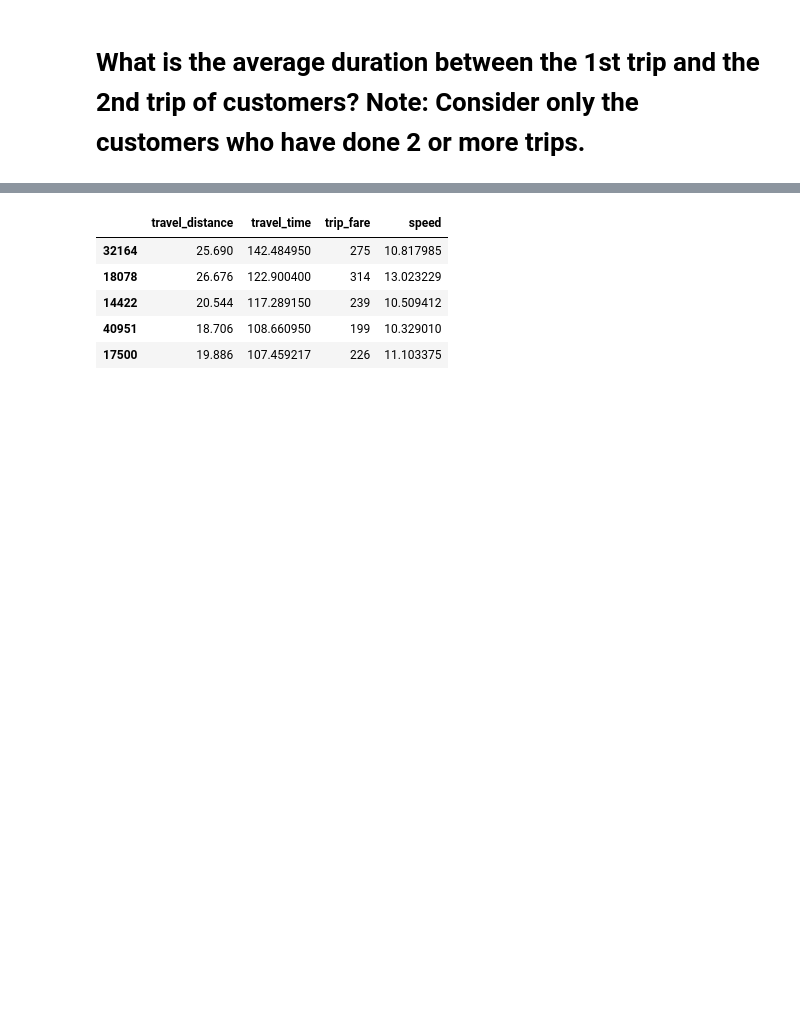
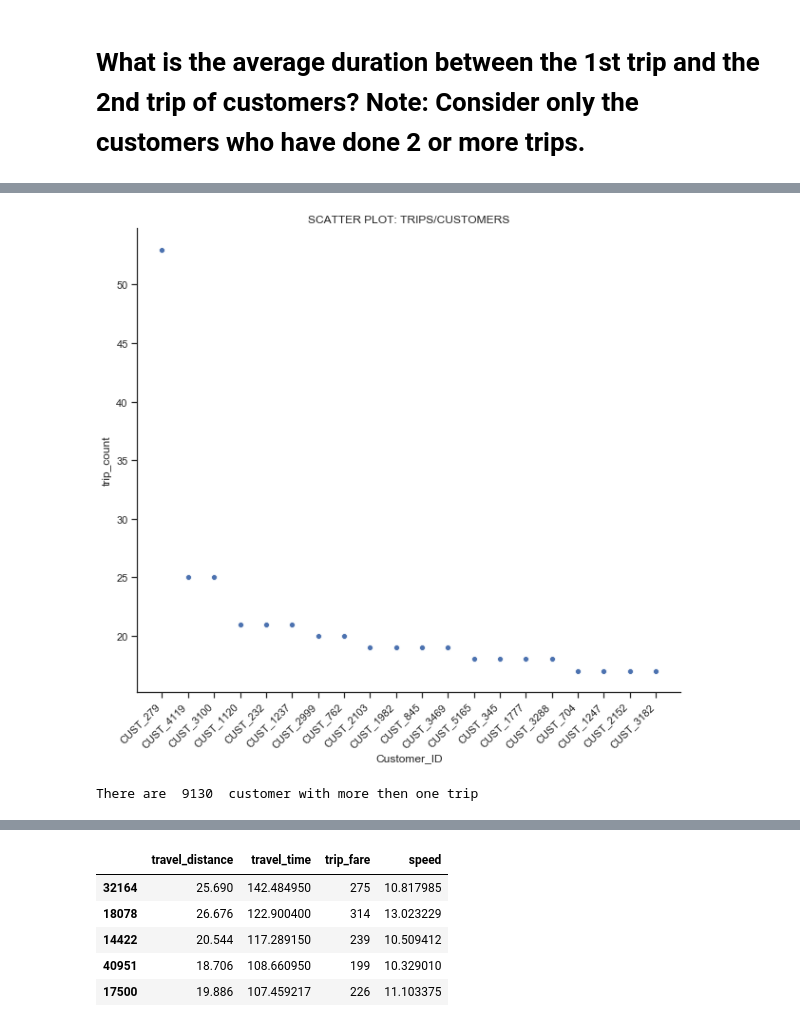
Before and after one commit to Abhinavl3v3l/RP, a Jupyter notebook: Rapido/RapidoAssignment.ipynb, the cells around one changed output, grey strips where cells are left out. Drawn from its saved outputs; the diff is of its cells as text; code cells hidden in the pictures; blank space fills up the shorter version.

```diff
--- a/Rapido/RapidoAssignment.ipynb
+++ b/Rapido/RapidoAssignment.ipynb
@@ -324,0 +259,5 @@ rapido_model.head()
+# %%
+#Not altering the orginial dataset.
+rapidodt = rapido.copy()
+rapidodt = rapidodt[['trip_id','customer_id','timestamp']]
+rapidodt.head() #REMOVE LATER
@@ -324,0 +312,20 @@ rapido_model.head()
+# %%
+# Scatter plot for top 20 TRIPS/CUSTOMERS
+ax = sb.relplot(y="trip_count", x="Customer_ID", data=rapido2.head(20));
+fig = plt.gcf()
+fig.set_size_inches(10,8)
+ax.set_xticklabels(
+        rotation=45,
+        horizontalalignment='right'
+    );
+plt.title('SCATTER PLOT: TRIPS/CUSTOMERS')
+plt.show()
+# %% [output]
+[figure, added]
+# %%
+# Customers with more then 1 trip.
+rapido2_filtered = rapido2[rapido2['trip_count']>=2]
+rapido_filtered_customer_list = rapido2_filtered['Customer_ID'].tolist()
+print('There are ',len(rapido_filtered_customer_list),' customer with more then one trip')
+# %% [output]
+There are  9130  customer with more then one trip
```
Also changed, not shown: parts of 98 cells of this notebook, 3 other files.
